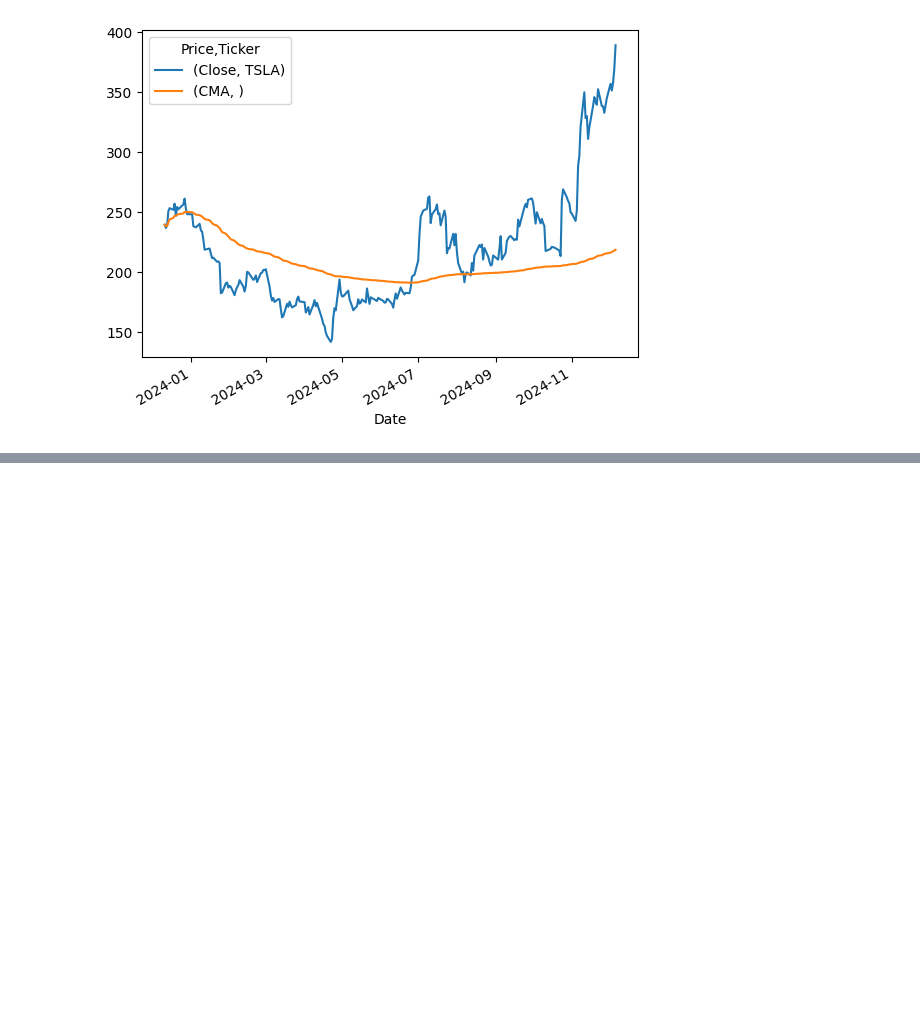
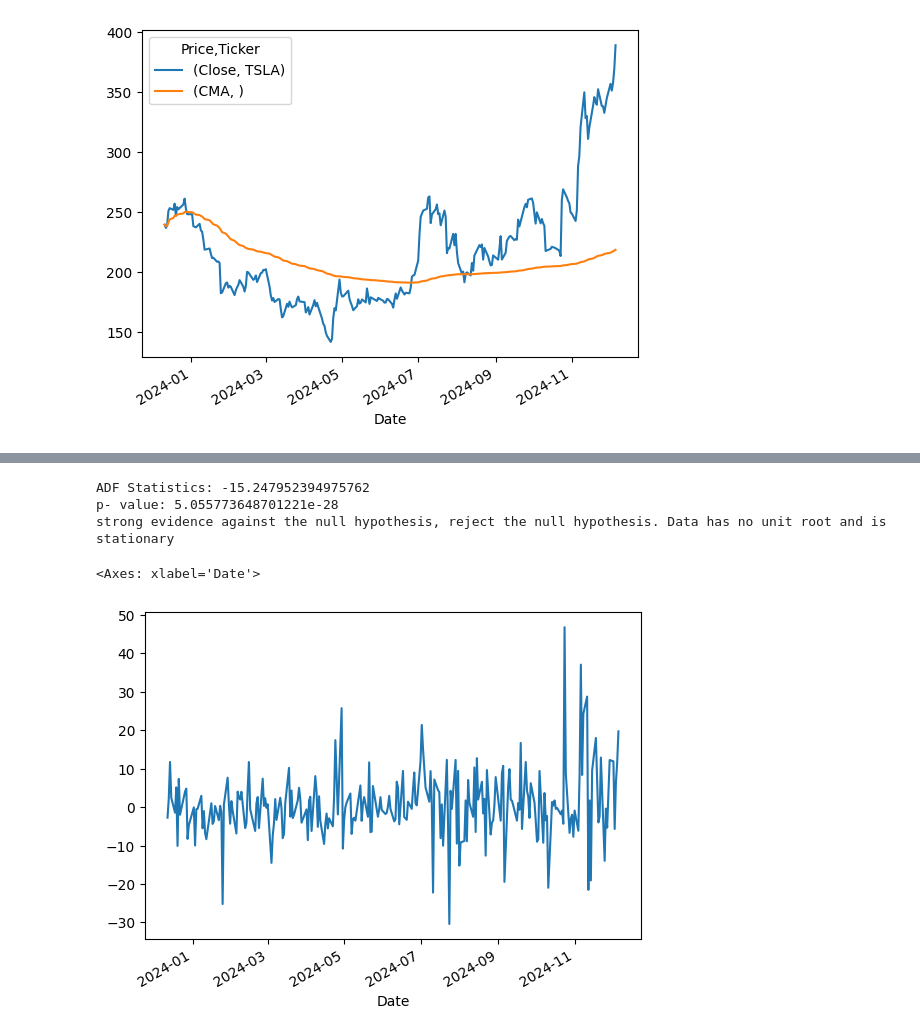
Before and after one commit to Prerana-walvekar/Python, a Jupyter notebook: time-series.ipynb, the cells around one changed output, grey strips where cells are left out. Drawn from its saved outputs; the diff is of its cells as text; code cells hidden in the pictures; blank space fills up the shorter version.

```diff
--- a/time-series.ipynb
+++ b/time-series.ipynb
@@ -152,0 +173,3 @@ df[['Close','CMA']].plot()
+# %%
+df['First Difference'] = df['Close']-df['Close'].shift(1)
+df.head()
@@ -152,0 +185,11 @@ df[['Close','CMA']].plot()
+# %%
+adf_test(df['First Difference'].dropna())
+# %% [output]
+ADF Statistics: -15.247952394975762
+p- value: 5.055773648701221e-28
+strong evidence against the null hypothesis, reject the null hypothesis. Data has no unit root and is stationary
+# %%
+df['First Difference'].dropna().plot()
+# %% [output]
+<Axes: xlabel='Date'>
+[figure, added]
```
Also changed, not shown: parts of 12 cells of this notebook.
